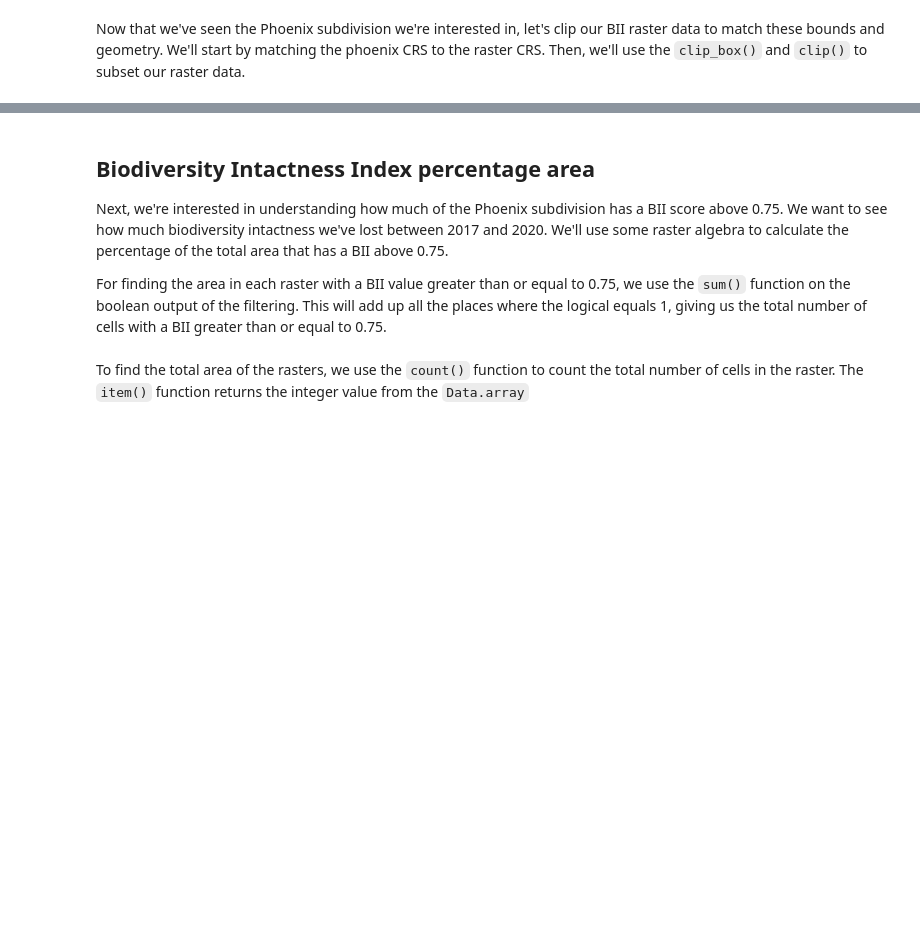
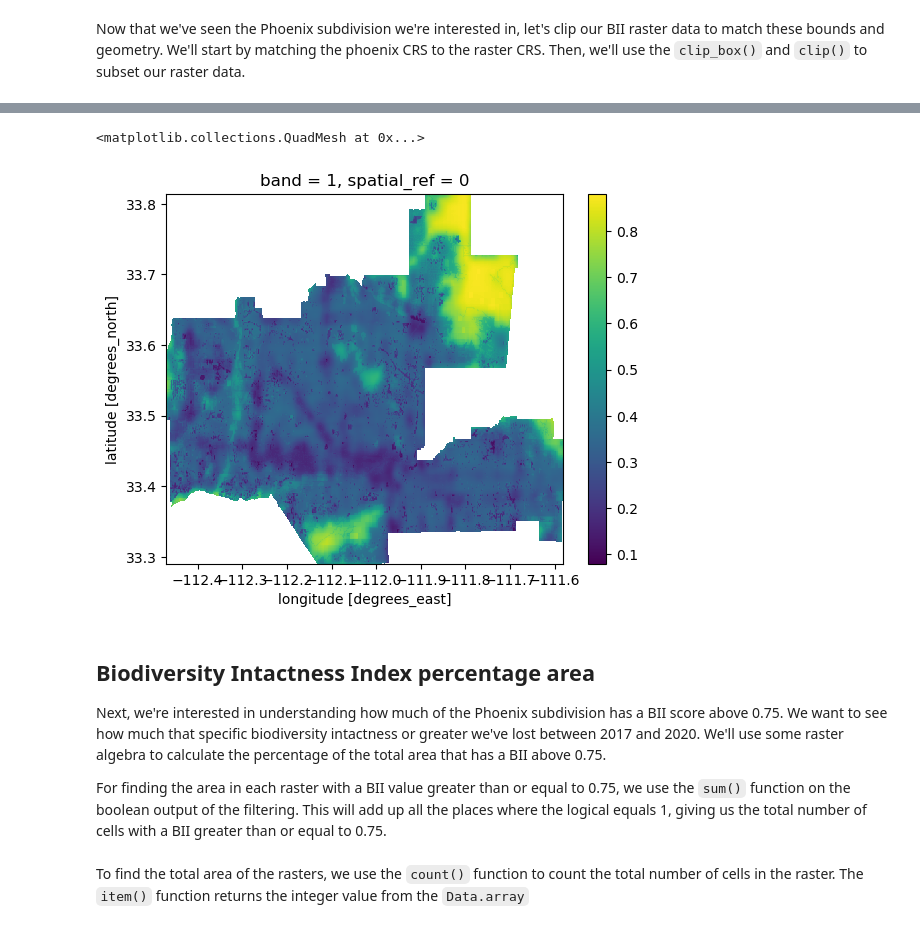
Before and after one commit to haylee360/phoenix-biodiversity, a Jupyter notebook: phoenix-biodiversity.ipynb, the cells around one changed output, grey strips where cells are left out. Saved outputs shown, nothing was run; the diff lists cells and outputs as text; code cells hidden in the pictures; blank space fills up the shorter version.

```diff
--- a/phoenix-biodiversity.ipynb
+++ b/phoenix-biodiversity.ipynb
@@ -263,15 +288,19 @@ phoenix_2017_clip = (phoenix_2017.rio.clip_box(*phoenix_shp.total_bounds)
 # %%
 # Assign empty cells to nan
 phoenix_2020 = phoenix_2020.rio.write_nodata(np.nan)
 
 # Clip the 2017 raster to the phoenix bounding box
 phoenix_2020_clip = (phoenix_2020.rio.clip_box(*phoenix_shp.total_bounds)
                     .rio.clip(phoenix_shp.geometry)
                     )
+phoenix_2020_clip.plot()
+# %% [output]
+<matplotlib.collections.QuadMesh at 0x...>
+[figure, added]
 # %% [markdown]
 ## Biodiversity Intactness Index percentage area
 
-Next, we're interested in understanding how much of the Phoenix subdivision has a BII score above 0.75. We want to see how much biodiversity intactness we've lost between 2017 and 2020. We'll use some raster algebra to calculate the percentage of the total area that has a BII above 0.75.
+Next, we're interested in understanding how much of the Phoenix subdivision has a BII score above 0.75. We want to see how much that specific biodiversity intactness or greater we've lost between 2017 and 2020. We'll use some raster algebra to calculate the percentage of the total area that has a BII above 0.75.
 
 For finding the area in each raster with a BII value greater than or equal to 0.75, we use the `sum()` function on the boolean output of the filtering. This will add up all the places where the logical equals 1, giving us the total number of cells with a BII greater than or equal to 0.75.
 # %%
```
Also changed, not shown: parts of 15 cells of this notebook.
